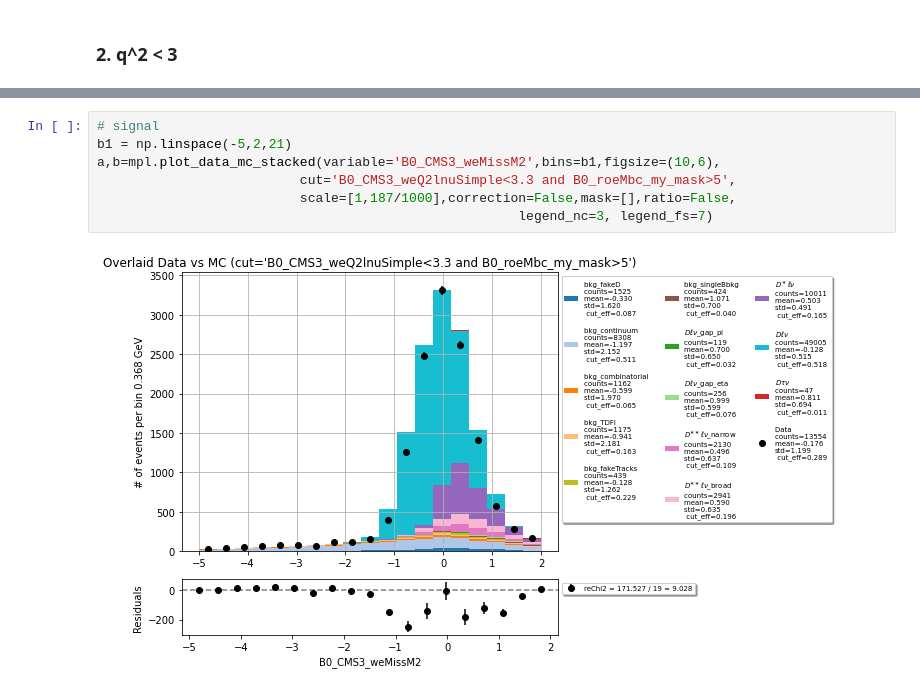
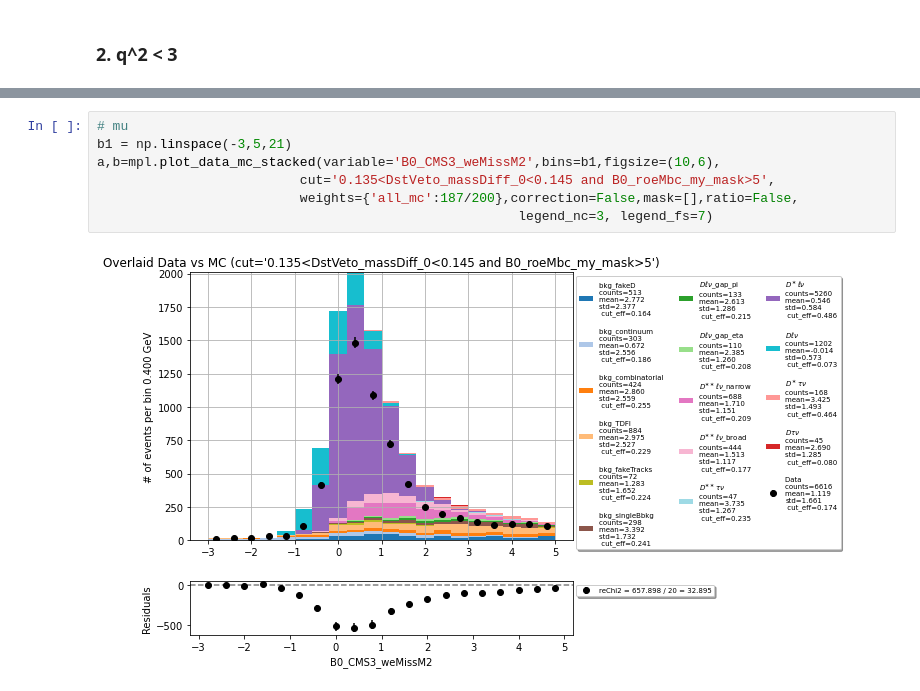
Before and after one commit to zjkjsd/inclusive_R_D, a Jupyter notebook: Notebooks/Plotting/2_PlotNtuple_control.ipynb, the cells around one changed output, grey strips where cells are left out. Drawn from its saved outputs; the diff is of its cells as text.

```diff
--- a/Notebooks/Plotting/2_PlotNtuple_control.ipynb
+++ b/Notebooks/Plotting/2_PlotNtuple_control.ipynb
@@ -164,9 +502,9 @@ data_hist_all, mc_hist_all = mpl.plot_data_mc_stacked(
 # %%
-# signal
-b1 = np.linspace(-5,2,21)
+# mu
+b1 = np.linspace(-3,5,21)
 a,b=mpl.plot_data_mc_stacked(variable='B0_CMS3_weMissM2',bins=b1,figsize=(10,6),
-                          cut='B0_CMS3_weQ2lnuSimple<3.3 and B0_roeMbc_my_mask>5',
-                          scale=[1,187/1000],correction=False,mask=[],ratio=False,
+                          cut='0.135<DstVeto_massDiff_0<0.145 and B0_roeMbc_my_mask>5',
+                          weights={'all_mc':187/200},correction=False,mask=[],ratio=False,
                                                       legend_nc=3, legend_fs=7)
 # %% [output]
-[figure, old version]
+[figure, new version]
```
Also changed, not shown: parts of 53 cells of this notebook, 25 other files.
